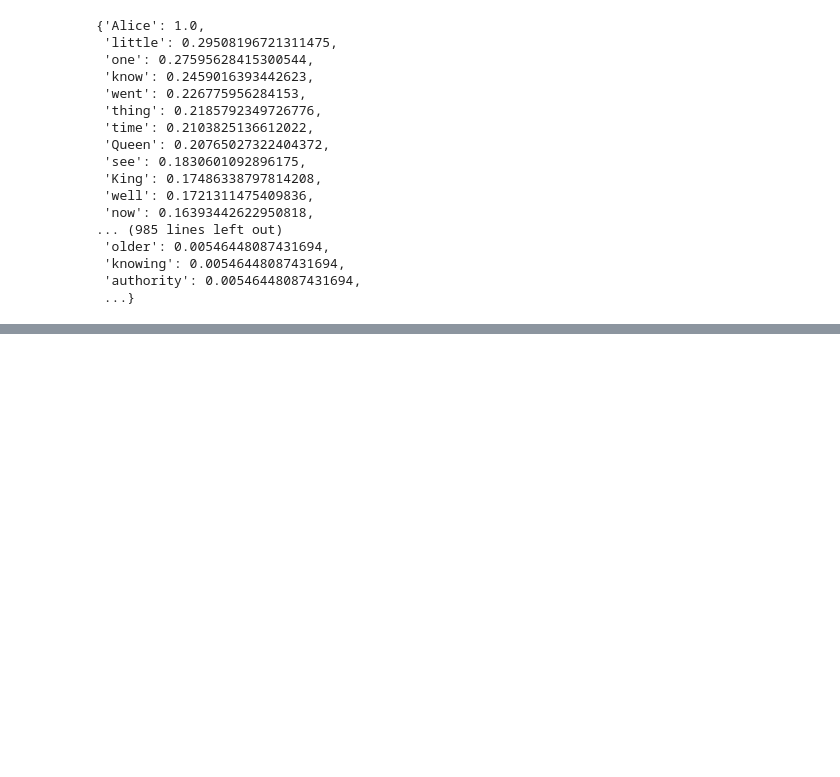
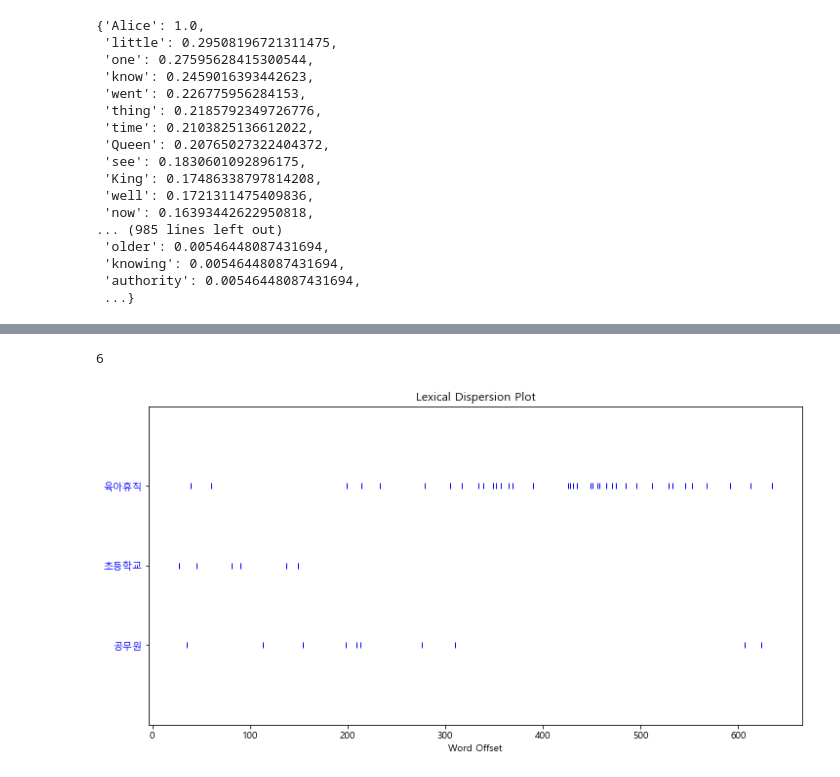
Before and after one commit to highfreshness/SeSAC, a Jupyter notebook: Python_data/10. 자연어 처리 시작하기.ipynb, the cells around one changed output, grey strips where cells are left out. Saved outputs shown, nothing was run; the diff lists cells and outputs as text; code cells hidden in the pictures; blank space fills up the shorter version.

```diff
--- a/Python_data/10. 자연어 처리 시작하기.ipynb
+++ b/Python_data/10. 자연어 처리 시작하기.ipynb
@@ -205,0 +308,10 @@ plt.show()
+# %%
+ko.count('초등학교')
+# %% [output]
+6
+# %%
+# 전체 문서 기준 단어의 문장 내 위치
+plt.figure(figsize=(12,6))
+ko.dispersion_plot(['육아휴직','초등학교','공무원'])
+# %% [output]
+[figure, added]
```
Also changed, not shown: parts of 70 cells of this notebook, 7 other files.
